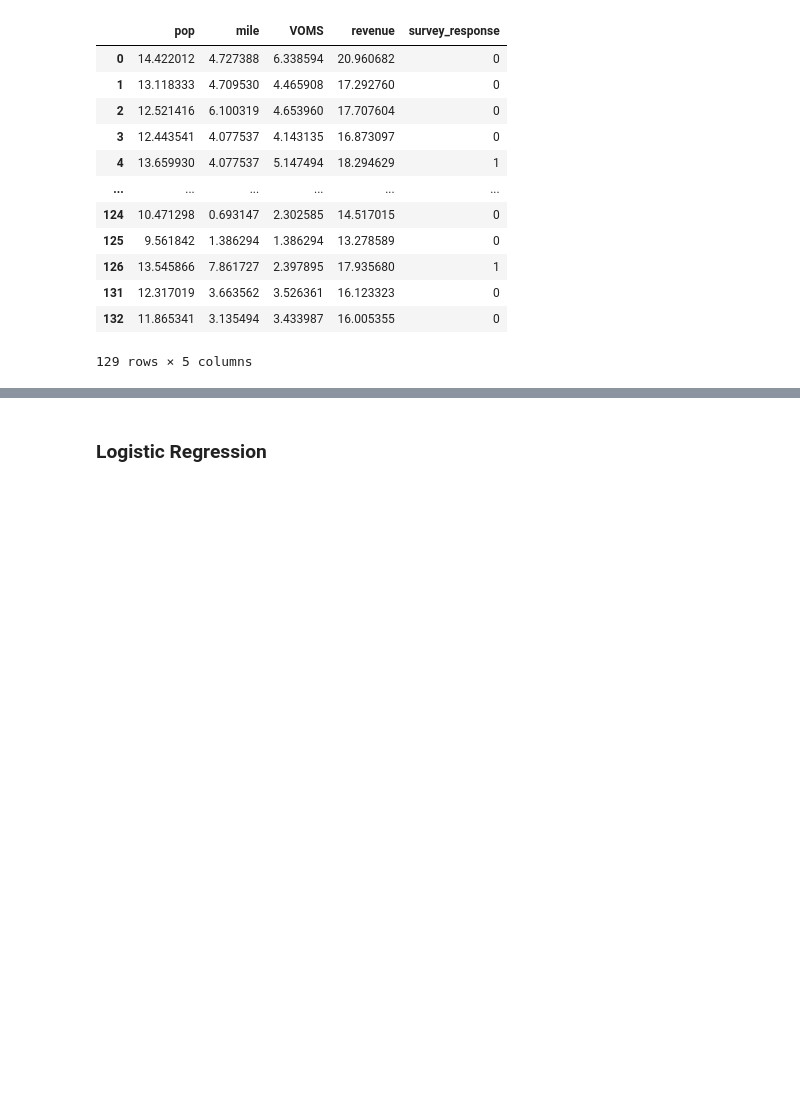
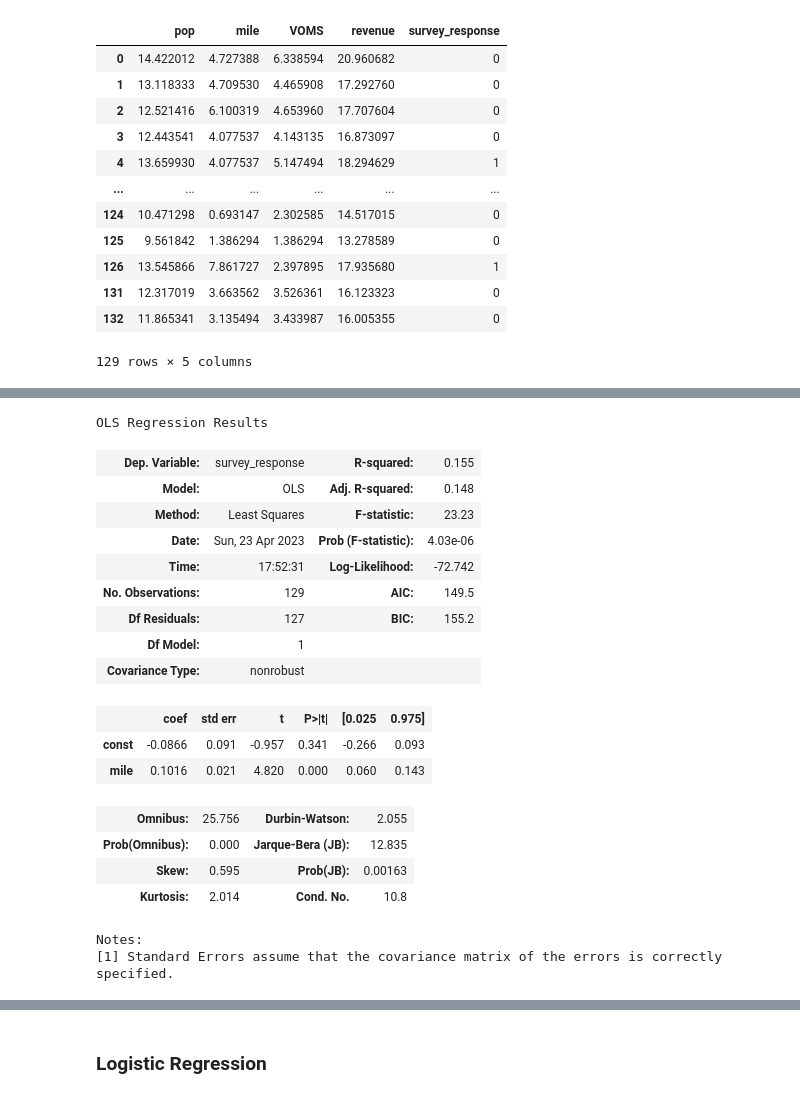
Before and after one commit to eric-shchiu/Smart-city-technology-adoption, a Jupyter notebook: agencies.ipynb, the cells around one changed output, grey strips where cells are left out. Saved outputs shown, nothing was run; the diff lists cells and outputs as text; code cells hidden in the pictures; blank space fills up the shorter version.

```diff
--- a/agencies.ipynb
+++ b/agencies.ipynb
@@ -410,6 +410,37 @@ OLS Regression Results
 | Kurtosis: | 1.911 | Cond. No. | 125. |
 Notes:
 [1] Standard Errors assume that the covariance matrix of the errors is correctly specified.
+# %%
+'''
+Y(survey_response) = a x log(mile) + c
+'''
+
+Y = log_meta['survey_response']
+X = log_meta[['mile']]
+X = sm.add_constant(X)
+
+results = sm.OLS(Y,X).fit()
+results.summary()
+# %% [output]
+OLS Regression Results
+| Dep. Variable: | survey_response | R-squared: | 0.155 |
+| Model: | OLS | Adj. R-squared: | 0.148 |
+| Method: | Least Squares | F-statistic: | 23.23 |
+| Date: | Sun, 23 Apr 2023 | Prob (F-statistic): | 4.03e-06 |
+| Time: | 17:52:31 | Log-Likelihood: | -72.742 |
+| No. Observations: | 129 | AIC: | 149.5 |
+| Df Residuals: | 127 | BIC: | 155.2 |
+| Df Model: | 1 |  |  |
+| Covariance Type: | nonrobust |  |  |
+|  | coef | std err | t | P>|t| | [0.025 | 0.975] |
+| const | -0.0866 | 0.091 | -0.957 | 0.341 | -0.266 | 0.093 |
+| mile | 0.1016 | 0.021 | 4.820 | 0.000 | 0.060 | 0.143 |
+| Omnibus: | 25.756 | Durbin-Watson: | 2.055 |
+| Prob(Omnibus): | 0.000 | Jarque-Bera (JB): | 12.835 |
+| Skew: | 0.595 | Prob(JB): | 0.00163 |
+| Kurtosis: | 2.014 | Cond. No. | 10.8 |
+Notes:
+[1] Standard Errors assume that the covariance matrix of the errors is correctly specified.
 # %%
 '''
 Y(survey_response) = a x log(pop) + b x log(revenue) + c
```
Also changed, not shown: parts of 6 cells of this notebook.
